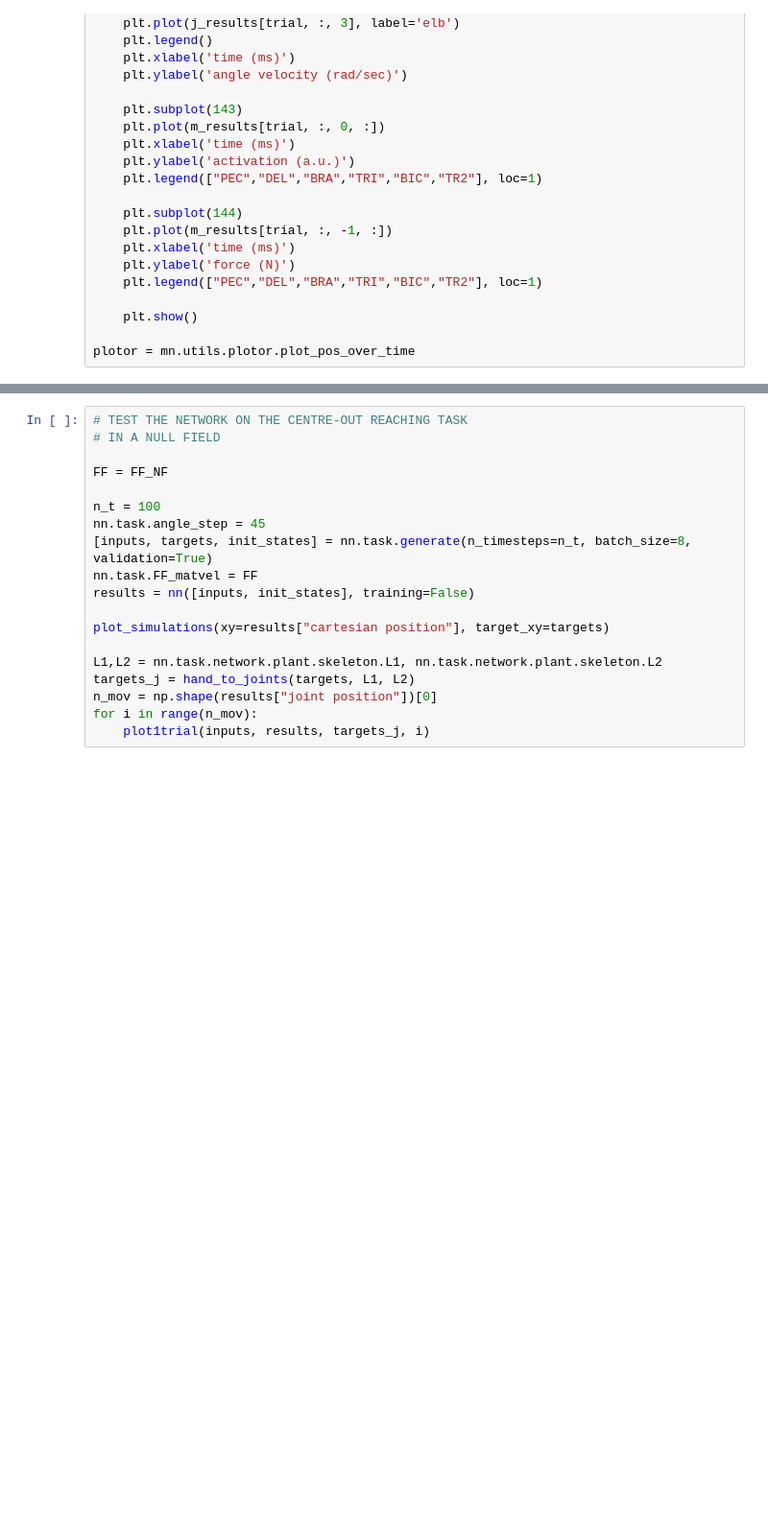
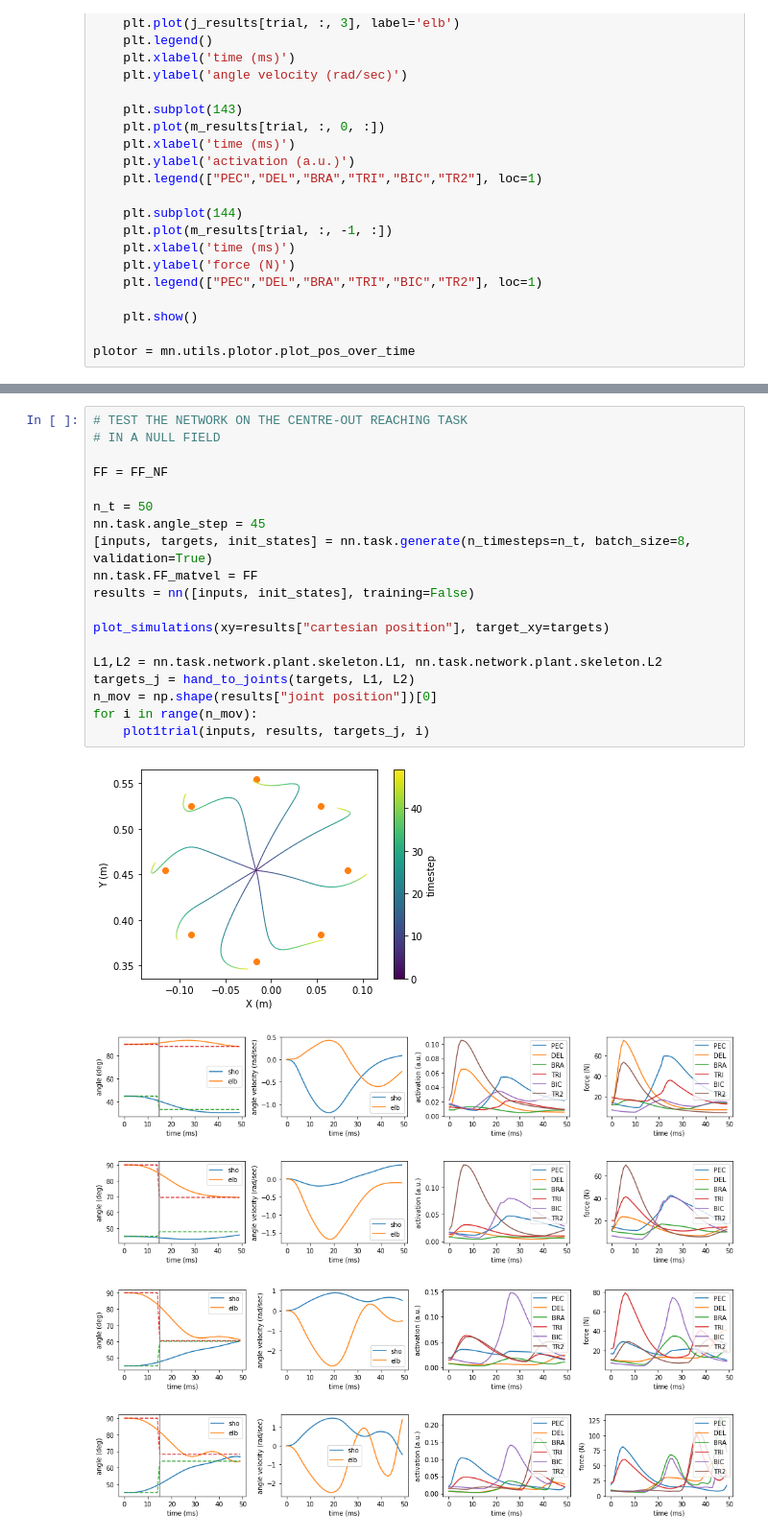
Before and after one commit to paulgribble/motornet_plg, a Jupyter notebook: example_centeroutFF.ipynb, the cells around one changed output, grey strips where cells are left out. Shown at 96% size. Saved outputs shown, nothing was run; the diff lists cells and outputs as text; blank space fills up the shorter version.

```diff
--- a/example_centeroutFF.ipynb
+++ b/example_centeroutFF.ipynb
@@ -220,19 +288,25 @@ for i in range(n_mov):
 # %%
 # TEST THE NETWORK ON THE CENTRE-OUT REACHING TASK
 # IN A NULL FIELD
 
 FF = FF_NF
 
-n_t = 100
+n_t = 50
 nn.task.angle_step = 45
 [inputs, targets, init_states] = nn.task.generate(n_timesteps=n_t, batch_size=8, validation=True)
 nn.task.FF_matvel = FF
 results = nn([inputs, init_states], training=False)
 
 plot_simulations(xy=results["cartesian position"], target_xy=targets)
 
 L1,L2 = nn.task.network.plant.skeleton.L1, nn.task.network.plant.skeleton.L2
 targets_j = hand_to_joints(targets, L1, L2)
 n_mov = np.shape(results["joint position"])[0]
 for i in range(n_mov):
     plot1trial(inputs, results, targets_j, i)
+# %% [output]
+[figure, added]
+[figure, added]
+[figure, added]
+[figure, added]
+[figure, added]
```
Also changed, not shown: parts of 11 cells of this notebook.
